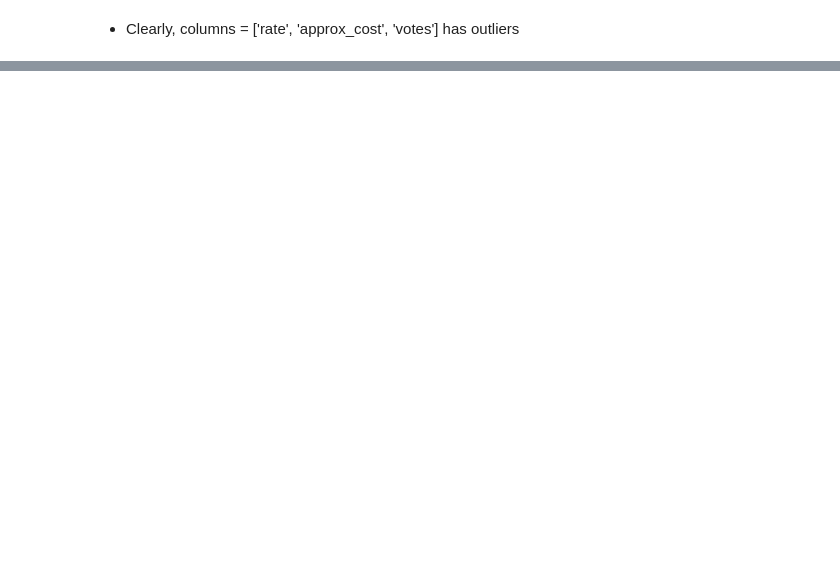
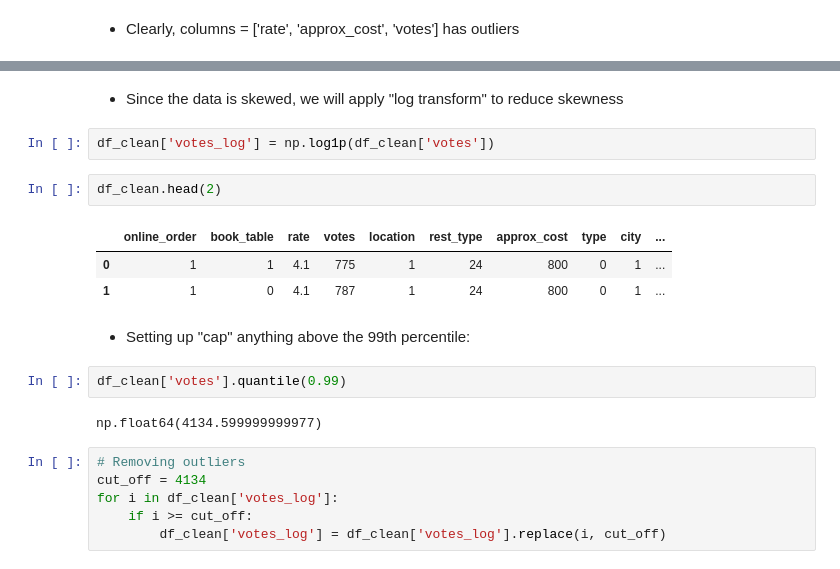
Before and after one commit to bhavbooks/Zomato-Restaurants-Rating-Prediction-, a Jupyter notebook: notebooks/feature_engineering.ipynb, the cells around one changed output, grey strips where cells are left out. Saved outputs shown, nothing was run; the diff lists cells and outputs as text; blank space fills up the shorter version.

```diff
--- a/notebooks/feature_engineering.ipynb
+++ b/notebooks/feature_engineering.ipynb
@@ -160,0 +177,22 @@ for col in df.columns:
+# %% [markdown]
+- Since the data is skewed, we will apply "log transform" to reduce skewness
+# %%
+df_clean['votes_log'] = np.log1p(df_clean['votes'])
+# %%
+df_clean.head(2)
+# %% [output]
+|  | online_order | book_table | rate | votes | location | rest_type | approx_cost | type | city | ... |
+| 0 | 1 | 1 | 4.1 | 775 | 1 | 24 | 800 | 0 | 1 | ... |
+| 1 | 1 | 0 | 4.1 | 787 | 1 | 24 | 800 | 0 | 1 | ... |
+# %% [markdown]
+- Setting up "cap" anything above the 99th percentile:
+# %%
+df_clean['votes'].quantile(0.99)
+# %% [output]
+np.float64(4134.599999999977)
+# %%
+# Removing outliers
+cut_off = 4134
+for i in df_clean['votes_log']:
+    if i >= cut_off:
+        df_clean['votes_log'] = df_clean['votes_log'].replace(i, cut_off)
```
Also changed, not shown: parts of 9 cells of this notebook.
